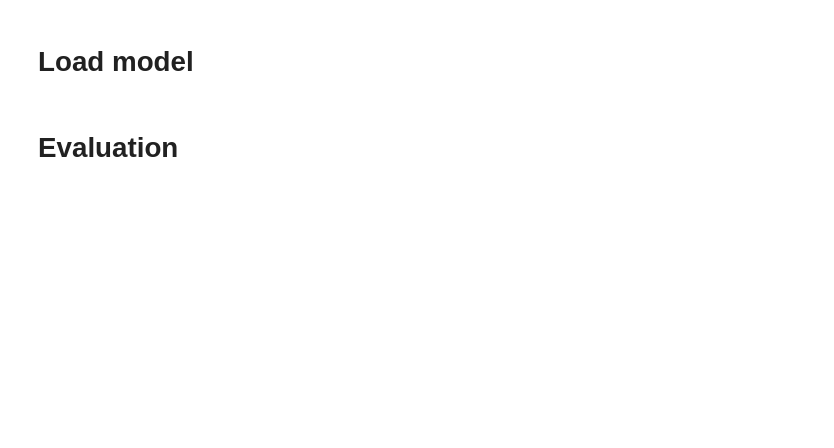
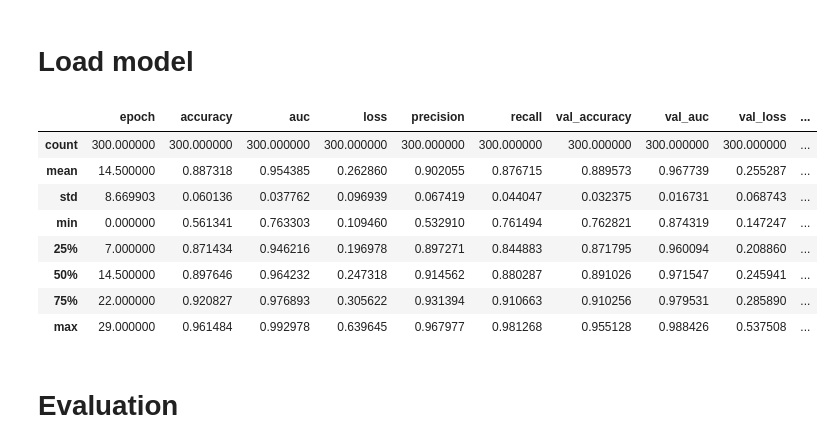
Before and after one commit to nitou2504/cavity_detection, a Jupyter notebook: train_model_evaluation.ipynb, the cells around one changed output. Drawn from its saved outputs; the diff is of its cells as text; code cells hidden in the pictures; blank space fills up the shorter version.

```diff
--- a/train_model_evaluation.ipynb
+++ b/train_model_evaluation.ipynb
@@ -22,6 +22,18 @@ model = 'CNN'
 # %%
 # Create a DataFrame from the history dictionary
 history_df = pd.read_csv(f'Cavity_detection/models/{model}/training_history.csv')
+# %%
+history_df.describe()
+# %% [output]
+|  | epoch | accuracy | auc | loss | precision | recall | val_accuracy | val_auc | val_loss | ... |
+| count | 300.000000 | 300.000000 | 300.000000 | 300.000000 | 300.000000 | 300.000000 | 300.000000 | 300.000000 | 300.000000 | ... |
+| mean | 14.500000 | 0.887318 | 0.954385 | 0.262860 | 0.902055 | 0.876715 | 0.889573 | 0.967739 | 0.255287 | ... |
+| std | 8.669903 | 0.060136 | 0.037762 | 0.096939 | 0.067419 | 0.044047 | 0.032375 | 0.016731 | 0.068743 | ... |
+| min | 0.000000 | 0.561341 | 0.763303 | 0.109460 | 0.532910 | 0.761494 | 0.762821 | 0.874319 | 0.147247 | ... |
+| 25% | 7.000000 | 0.871434 | 0.946216 | 0.196978 | 0.897271 | 0.844883 | 0.871795 | 0.960094 | 0.208860 | ... |
+| 50% | 14.500000 | 0.897646 | 0.964232 | 0.247318 | 0.914562 | 0.880287 | 0.891026 | 0.971547 | 0.245941 | ... |
+| 75% | 22.000000 | 0.920827 | 0.976893 | 0.305622 | 0.931394 | 0.910663 | 0.910256 | 0.979531 | 0.285890 | ... |
+| max | 29.000000 | 0.961484 | 0.992978 | 0.639645 | 0.967977 | 0.981268 | 0.955128 | 0.988426 | 0.537508 | ... |
 # %%
 # Create a DataFrame that calculates the mean of each column grouping by epoch
 mean_history_df = history_df.groupby('epoch').mean().reset_index()
```
Also changed, not shown: parts of 4 cells of this notebook, 18 other files.
